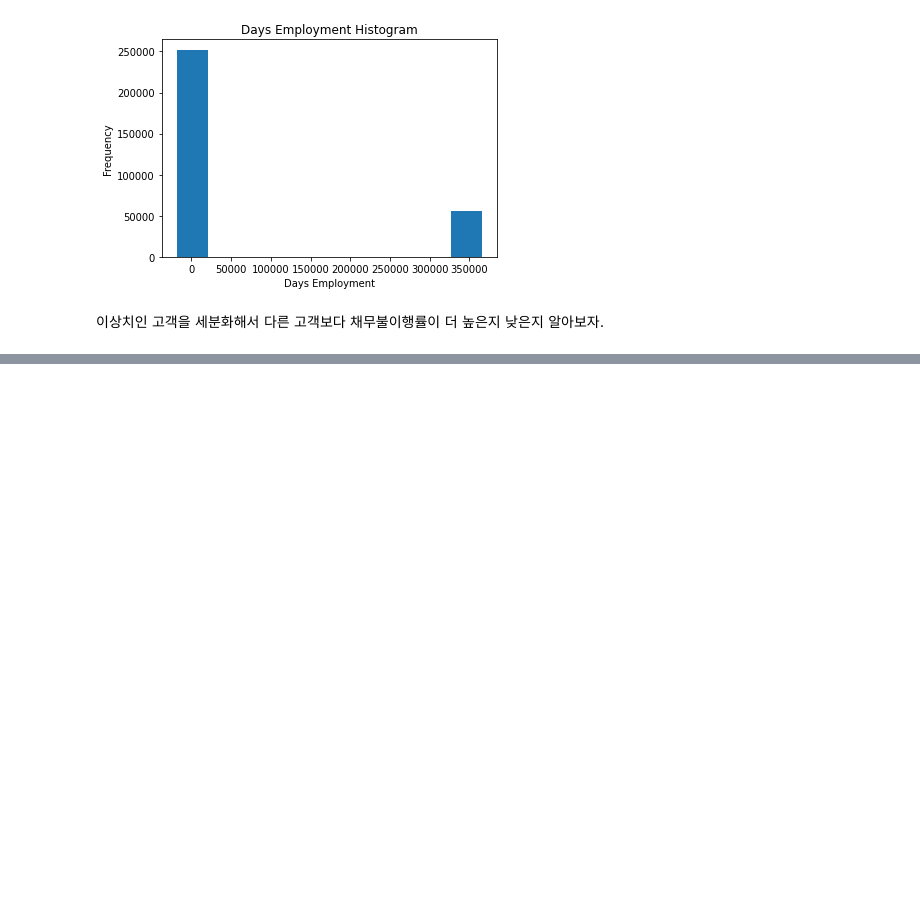
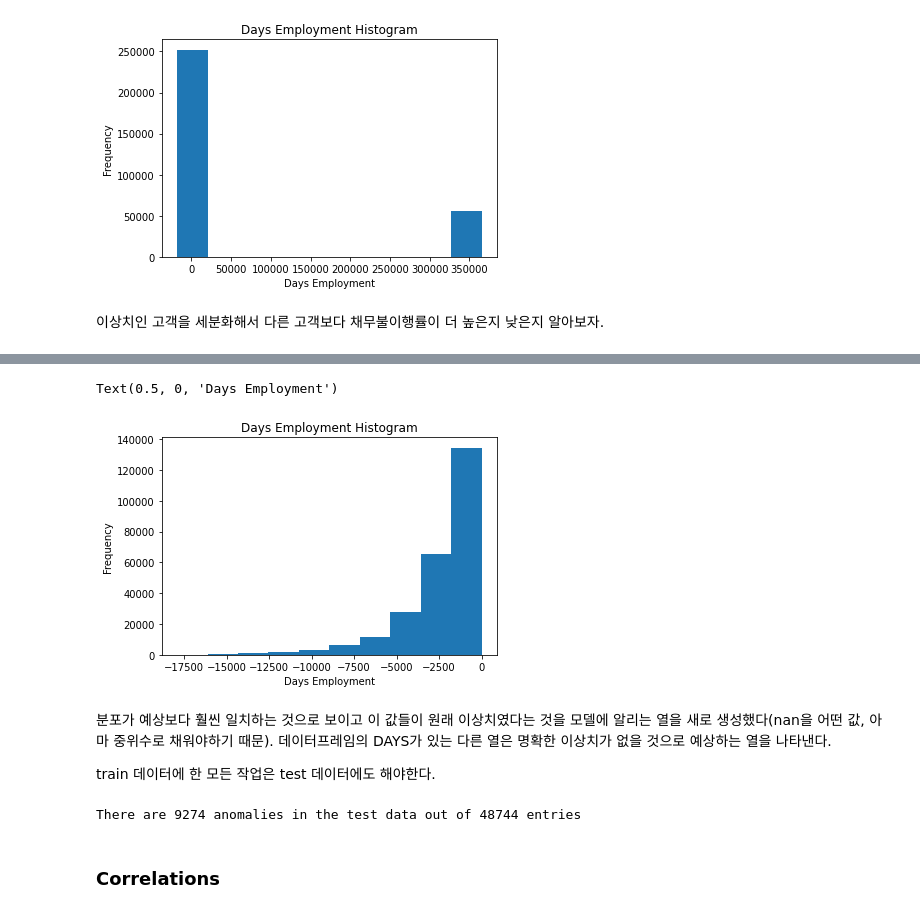
Before and after one commit to Haebuk/kagglestudy, a Jupyter notebook: Home credit competition/home_1_시온.ipynb, the cells around one changed output, grey strips where cells are left out. Drawn from its saved outputs; the diff is of its cells as text; code cells hidden in the pictures; blank space fills up the shorter version.

```diff
--- a/Home credit competition/home_1_시온.ipynb
+++ b/Home credit competition/home_1_시온.ipynb
@@ -291,0 +307,22 @@ Text(0.5, 0, 'Days Employment')
+# %%
+app_train['DAYS_EMPLOYED_ANOM'] = app_train['DAYS_EMPLOYED'] == 365243  # 이상치 표시하는 열 생성
+app_train['DAYS_EMPLOYED'].replace({365243:np.nan}, inplace=True)  # 이상치를 nan으로 대체
+
+app_train['DAYS_EMPLOYED'].plot.hist(title='Days Employment Histogram')
+plt.xlabel('Days Employment')
+# %% [output]
+Text(0.5, 0, 'Days Employment')
+[figure, added]
+# %% [markdown]
+분포가 예상보다 훨씬 일치하는 것으로 보이고 이 값들이 원래 이상치였다는 것을 모델에 알리는 열을 새로 생성했다(nan을 어떤 값, 아마 중위수로 채워야하기 때문). 데이터프레임의 DAYS가 있는 다른 열은 명확한 이상치가 없을 것으로 예상하는 열을 나타낸다.
+
+train 데이터에 한 모든 작업은 test 데이터에도 해야한다.
+# %%
+app_test['DAYS_EMPLOYED_ANOM'] = app_test['DAYS_EMPLOYED'] == 365243
+app_test['DAYS_EMPLOYED'].replace({365243:np.nan}, inplace=True)
+
+print('There are %d anomalies in the test data out of %d entries' % (app_test['DAYS_EMPLOYED_ANOM'].sum(), len(app_test)))
+# %% [output]
+There are 9274 anomalies in the test data out of 48744 entries
+# %% [markdown]
+### Correlations
```
Also changed, not shown: parts of 48 cells of this notebook.
